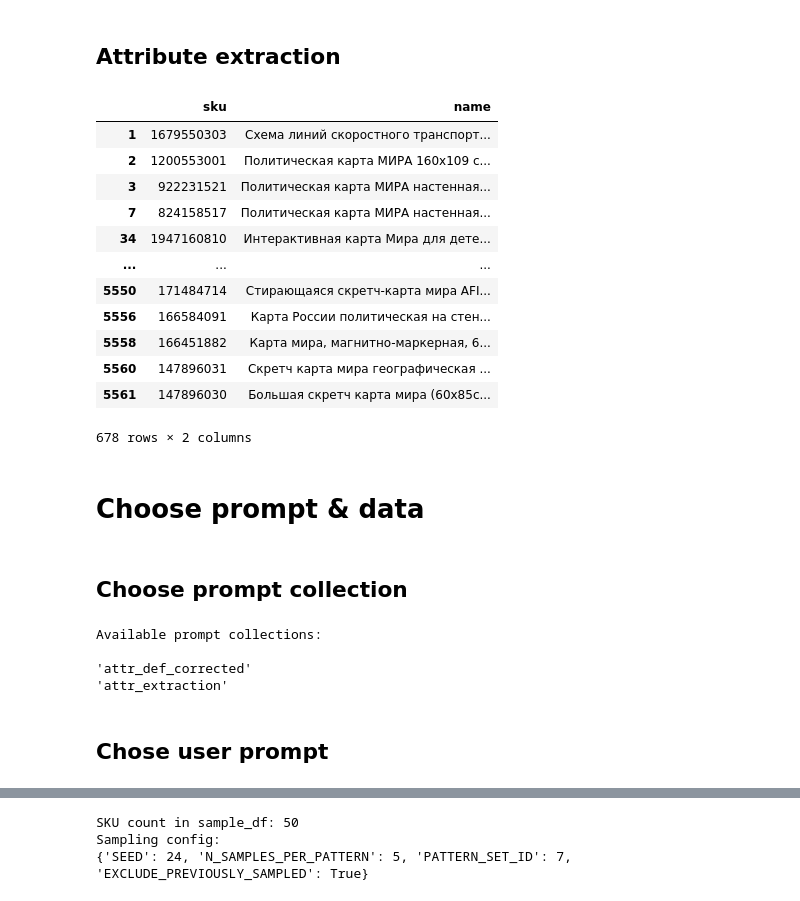
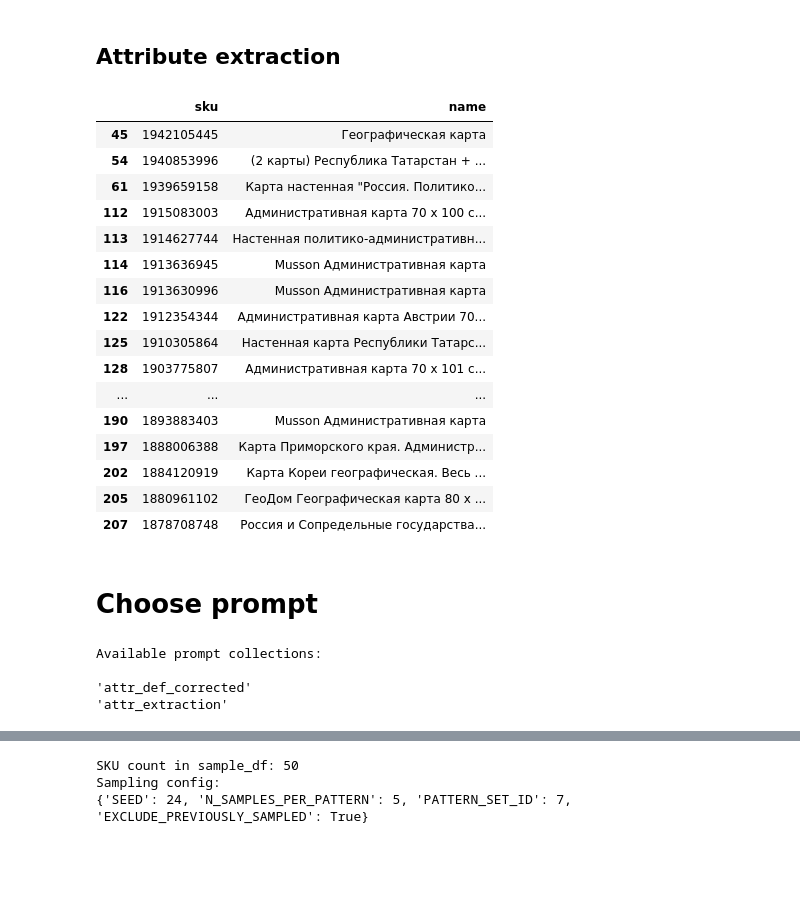
Before and after one commit to tony-pitchblack/marketplace_analytics, a Jupyter notebook: cross-encoder/make-hf-dataset_OZ-geo_part-0_LLM-labeling_two-staged.ipynb, the cells around one changed output, grey strips where cells are left out. Cells and saved outputs as stored; diff of their text form; code cells hidden in the pictures; blank space fills up the shorter version.

```diff
--- a/cross-encoder/make-hf-dataset_OZ-geo_part-0_LLM-labeling_two-staged.ipynb
+++ b/cross-encoder/make-hf-dataset_OZ-geo_part-0_LLM-labeling_two-staged.ipynb
@@ -15,6 +15,7 @@ file_path = (
     Path(DATA_PATH) / 'tables_OZ_geo_5500' /
     'processed' / 'OZ_geo_5500.csv'
 )
-full_df = pd.read_csv(file_path)
+full_df = pd.read_csv(file_path) \
+    .drop(columns='sales.1') # TODO: not include this column when creating the dataframe in make_OZ_geo_5500
 full_df.shape
 # %% [output]
@@ -8655,7 +11956,7 @@ add_prompt(
 # pattern = r'для водителей'
 # pattern = r'для автомобилистов'
 # pattern = r'автодорожная'
-pattern = r'путешеств'
+# pattern = r'путешеств'
 # pattern = r'складная'
 
 # pattern = r'складная'
@@ -8675,50 +11976,74 @@ pattern = r'путешеств'
 # pattern = r'отвес'
 # pattern = r'подвес'
 # pattern = r'европодвес'
 # pattern = r'тубус'
 
 # pattern = r'животн'
 # pattern = r'историческая'
 
 # pattern = r'набор'
 # pattern = r'формат'
 
+    # - 1: мир
+    # - 2: мир полушария (одно или два земных полушария)
+    # - 3: часть света {{"Европа", "Азия", "Африка"}}
+    # - 4: страна {{"Россия", "Украина"}}
+    # - 5: город {{"Москва", "Санкт-Петербург", "Москва и Московская область", "Санкт-Петербург и Ленинградская область", "Самара", "Ярославль"}}
+    # - 6: область {{"Владимирская область", "Белгородская область", "Еврейская автономная область"}} {{"Санкт-Петербург и Ленинградская область" -> 6, "Москва и Московская область" -> 6}}
+    # - 7: округ {{"Южный Федеральный округ Новороссии", "Центральный федеральный округ России", "Северо-Кавказский федеральный округ России"}}
+    # - 8: республика {{"Республика Адыгея", "Республика Дагестан"}}
+    # - 9: край {{"Алтайский край", Забайкальский край"}}
+
+# pattern = 'округ'
+# pattern = 'область'
+# pattern = 'республика'
+# pattern = "америка"
+pattern = 'полушария'
+
+pattern = 'комплект'
+pattern = 'штук'
+# pattern = 'двусторонняя'
+
+pattern = 'административная'
+
 ############################################
 
 exclude_pattern = r'\?\?\?'
 # exclude_pattern = r'отпечатана'
 
 ############################################
 
 pd.set_option('display.max_colwidth', None)
 full_df[
     full_df.name_and_description.str.contains(pattern, case=False, na=False)
     & ~full_df.name_and_description.str.contains(exclude_pattern, case=False, na=False)
 ][
     [
         'sku',
         'name',
         # 'description'
     ]
-]
+].iloc[25:50]
 # %% [output]
 |  | sku | name |
-| 1 | 1679550303 | Схема линий скоростного транспорт... |
-| 2 | 1200553001 | Политическая карта МИРА 160х109 с... |
-| 3 | 922231521 | Политическая карта МИРА настенная... |
-| 7 | 824158517 | Политическая карта МИРА настенная... |
-| 34 | 1947160810 | Интерактивная карта Мира для дете... |
+| 45 | 1942105445 | Географическая карта |
+| 54 | 1940853996 | (2 карты) Республика Татарстан + ... |
+| 61 | 1939659158 | Карта настенная "Россия. Политико... |
+| 112 | 1915083003 | Административная карта 70 x 100 с... |
+| 113 | 1914627744 | Настенная политико-административн... |
+| 114 | 1913636945 | Musson Административная карта |
+| 116 | 1913630996 | Musson Административная карта |
+| 122 | 1912354344 | Административная карта Австрии 70... |
+| 125 | 1910305864 | Настенная карта Республики Татарс... |
+| 128 | 1903775807 | Административная карта 70 x 101 с... |
 | ... | ... | ... |
-| 5550 | 171484714 | Стирающаяся скретч-карта мира AFI... |
-| 5556 | 166584091 | Карта России политическая на стен... |
-| 5558 | 166451882 | Карта мира, магнитно-маркерная, 6... |
-| 5560 | 147896031 | Скретч карта мира географическая ... |
-| 5561 | 147896030 | Большая скретч карта мира (60х85с... |
+| 190 | 1893883403 | Musson Административная карта |
+| 197 | 1888006388 | Карта Приморского края. Администр... |
+| 202 | 1884120919 | Карта Кореи географическая. Весь ... |
+| 205 | 1880961102 | ГеоДом Географическая карта 80 x ... |
+| 207 | 1878708748 | Россия и Сопредельные государства... |
-678 rows × 2 columns
 # %% [markdown]
-# Choose prompt & data
+# Choose prompt
-# %% [markdown]
-## Choose prompt collection
 # %%
 print("Available prompt collections:\n")
 for p in list(prompts.keys()):
@@ -8731,8 +12056,6 @@ Available prompt collections:
 # %%
 # chosen_prompt_collection = 'attr_def_corrected'
 chosen_prompt_collection = 'attr_extraction'
-# %% [markdown]
-## Chose user prompt
 # %%
 print(f"Available prompt collections for {chosen_prompt_collection}:\n")
 for p in sorted(list(prompts[chosen_prompt_collection].keys())):
```
Also changed, not shown: parts of 77 cells of this notebook.
